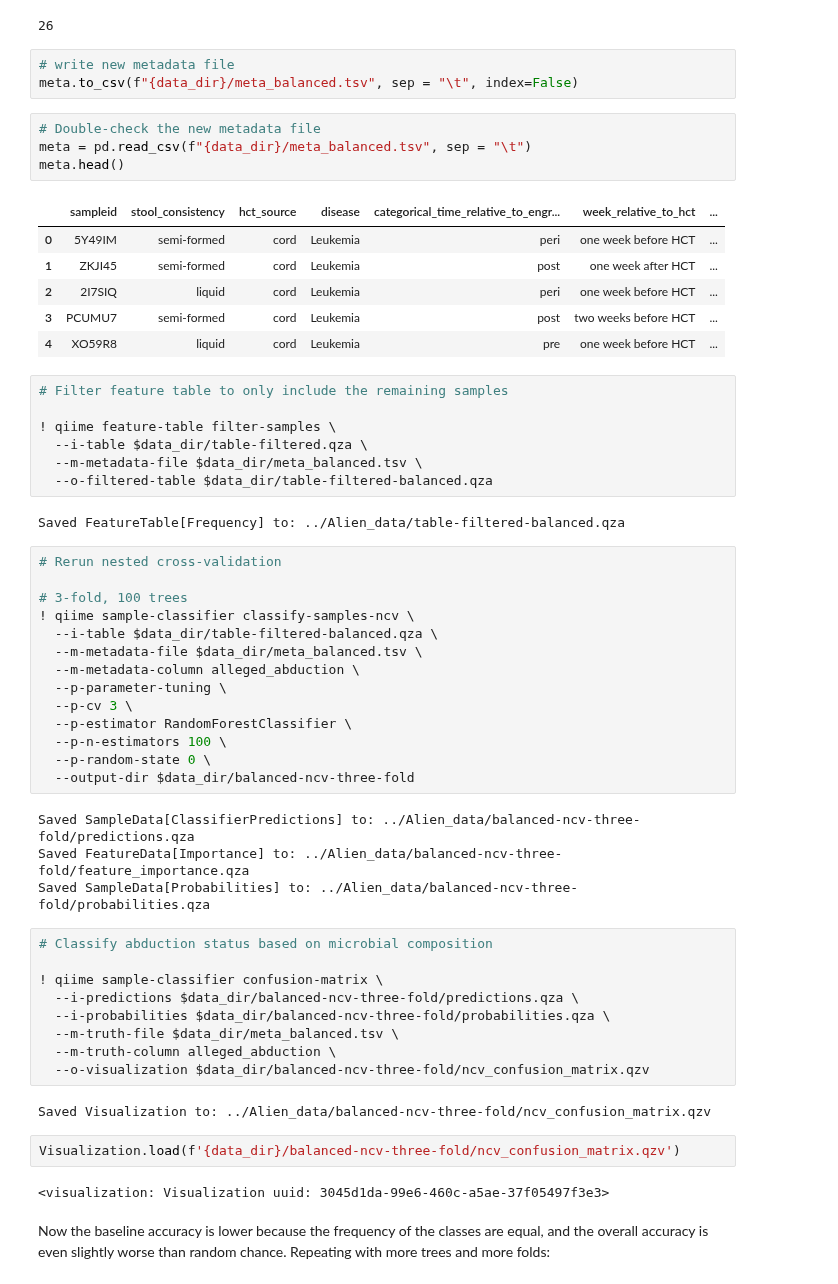
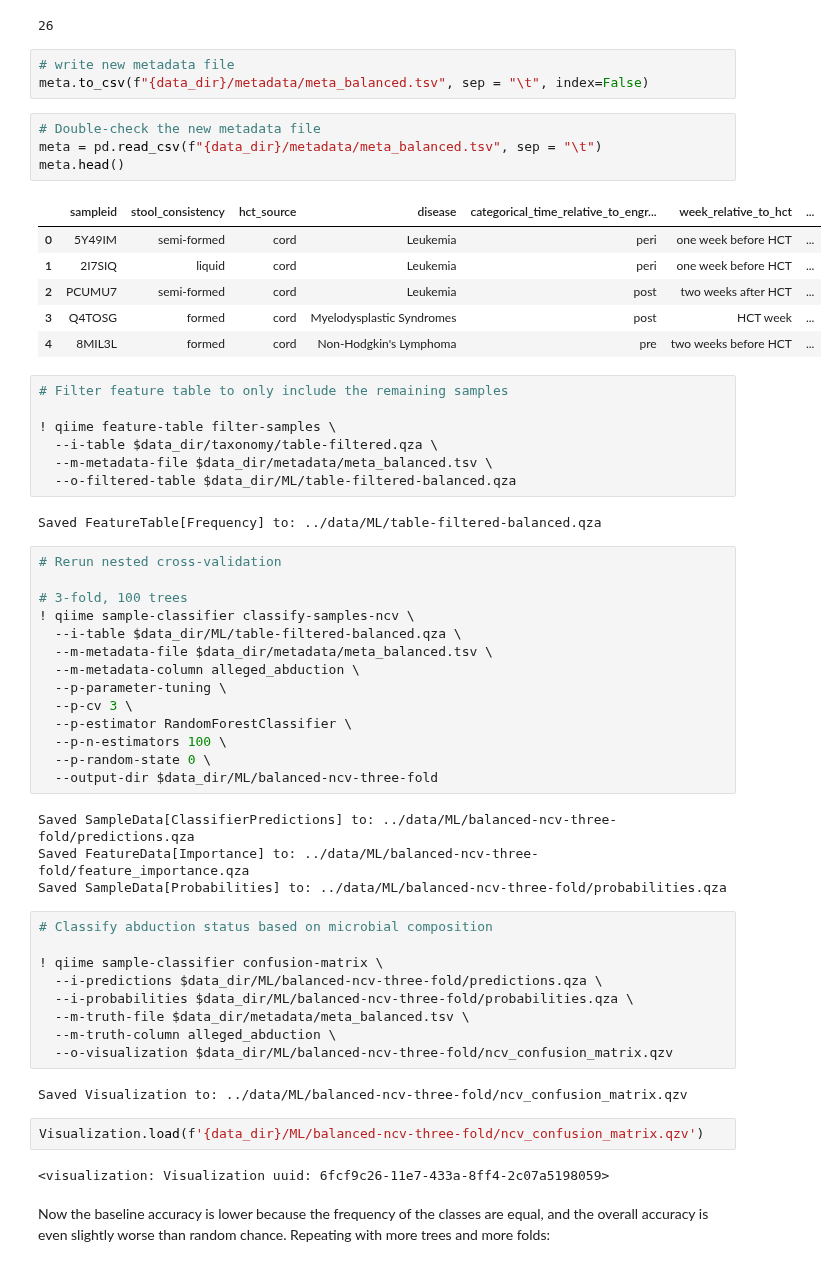
Before and after one commit to banucavlak/alien-cancer-cure, a Jupyter notebook: src-analysis/9_ML_Classify.ipynb, the cells around one changed output. Cells and saved outputs as stored; diff of their text form.

```diff
--- a/src-analysis/9_ML_Classify.ipynb
+++ b/src-analysis/9_ML_Classify.ipynb
@@ -402,60 +428,60 @@ len(meta.loc[meta["alleged_abduction"] == "non_abducted"])
 26
 # %%
 # write new metadata file
-meta.to_csv(f"{data_dir}/meta_balanced.tsv", sep = "\t", index=False)
+meta.to_csv(f"{data_dir}/metadata/meta_balanced.tsv", sep = "\t", index=False)
 # %%
 # Double-check the new metadata file
-meta = pd.read_csv(f"{data_dir}/meta_balanced.tsv", sep = "\t")
+meta = pd.read_csv(f"{data_dir}/metadata/meta_balanced.tsv", sep = "\t")
 meta.head()
 # %% [output]
 |  | sampleid | stool_consistency | hct_source | disease | categorical_time_relative_to_engr... | week_relative_to_hct | ... |
 | 0 | 5Y49IM | semi-formed | cord | Leukemia | peri | one week before HCT | ... |
-| 1 | ZKJI45 | semi-formed | cord | Leukemia | post | one week after HCT | ... |
-| 2 | 2I7SIQ | liquid | cord | Leukemia | peri | one week before HCT | ... |
-| 3 | PCUMU7 | semi-formed | cord | Leukemia | post | two weeks before HCT | ... |
-| 4 | XO59R8 | liquid | cord | Leukemia | pre | one week before HCT | ... |
+| 1 | 2I7SIQ | liquid | cord | Leukemia | peri | one week before HCT | ... |
+| 2 | PCUMU7 | semi-formed | cord | Leukemia | post | two weeks after HCT | ... |
+| 3 | Q4TOSG | formed | cord | Myelodysplastic Syndromes | post | HCT week | ... |
+| 4 | 8MIL3L | formed | cord | Non-Hodgkin's Lymphoma | pre | two weeks before HCT | ... |
 # %%
 # Filter feature table to only include the remaining samples
 
 ! qiime feature-table filter-samples \
-  --i-table $data_dir/table-filtered.qza \
-  --m-metadata-file $data_dir/meta_balanced.tsv \
-  --o-filtered-table $data_dir/table-filtered-balanced.qza
+  --i-table $data_dir/taxonomy/table-filtered.qza \
+  --m-metadata-file $data_dir/metadata/meta_balanced.tsv \
+  --o-filtered-table $data_dir/ML/table-filtered-balanced.qza
 # %% [output]
-Saved FeatureTable[Frequency] to: ../Alien_data/table-filtered-balanced.qza
+Saved FeatureTable[Frequency] to: ../data/ML/table-filtered-balanced.qza
 # %%
 # Rerun nested cross-validation
 
 # 3-fold, 100 trees
 ! qiime sample-classifier classify-samples-ncv \
-  --i-table $data_dir/table-filtered-balanced.qza \
-  --m-metadata-file $data_dir/meta_balanced.tsv \
+  --i-table $data_dir/ML/table-filtered-balanced.qza \
+  --m-metadata-file $data_dir/metadata/meta_balanced.tsv \
   --m-metadata-column alleged_abduction \
   --p-parameter-tuning \
   --p-cv 3 \
   --p-estimator RandomForestClassifier \
   --p-n-estimators 100 \
   --p-random-state 0 \
-  --output-dir $data_dir/balanced-ncv-three-fold
+  --output-dir $data_dir/ML/balanced-ncv-three-fold
 # %% [output]
-Saved SampleData[ClassifierPredictions] to: ../Alien_data/balanced-ncv-three-fold/predictions.qza
-Saved FeatureData[Importance] to: ../Alien_data/balanced-ncv-three-fold/feature_importance.qza
-Saved SampleData[Probabilities] to: ../Alien_data/balanced-ncv-three-fold/probabilities.qza
+Saved SampleData[ClassifierPredictions] to: ../data/ML/balanced-ncv-three-fold/predictions.qza
+Saved FeatureData[Importance] to: ../data/ML/balanced-ncv-three-fold/feature_importance.qza
+Saved SampleData[Probabilities] to: ../data/ML/balanced-ncv-three-fold/probabilities.qza
 # %%
 # Classify abduction status based on microbial composition
 
 ! qiime sample-classifier confusion-matrix \
-  --i-predictions $data_dir/balanced-ncv-three-fold/predictions.qza \
-  --i-probabilities $data_dir/balanced-ncv-three-fold/probabilities.qza \
-  --m-truth-file $data_dir/meta_balanced.tsv \
+  --i-predictions $data_dir/ML/balanced-ncv-three-fold/predictions.qza \
+  --i-probabilities $data_dir/ML/balanced-ncv-three-fold/probabilities.qza \
+  --m-truth-file $data_dir/metadata/meta_balanced.tsv \
   --m-truth-column alleged_abduction \
-  --o-visualization $data_dir/balanced-ncv-three-fold/ncv_confusion_matrix.qzv
+  --o-visualization $data_dir/ML/balanced-ncv-three-fold/ncv_confusion_matrix.qzv
 # %% [output]
-Saved Visualization to: ../Alien_data/balanced-ncv-three-fold/ncv_confusion_matrix.qzv
+Saved Visualization to: ../data/ML/balanced-ncv-three-fold/ncv_confusion_matrix.qzv
 # %%
-Visualization.load(f'{data_dir}/balanced-ncv-three-fold/ncv_confusion_matrix.qzv')
+Visualization.load(f'{data_dir}/ML/balanced-ncv-three-fold/ncv_confusion_matrix.qzv')
 # %% [output]
-<visualization: Visualization uuid: 3045d1da-99e6-460c-a5ae-37f05497f3e3>
+<visualization: Visualization uuid: 6fcf9c26-11e7-433a-8ff4-2c07a5198059>
 # %% [markdown]
 Now the baseline accuracy is lower because the frequency of the classes are equal, and the overall accuracy is even slightly worse than random chance. Repeating with more trees and more folds:
 # %%
```
Also changed, not shown: parts of 25 cells of this notebook, 35 other files.
